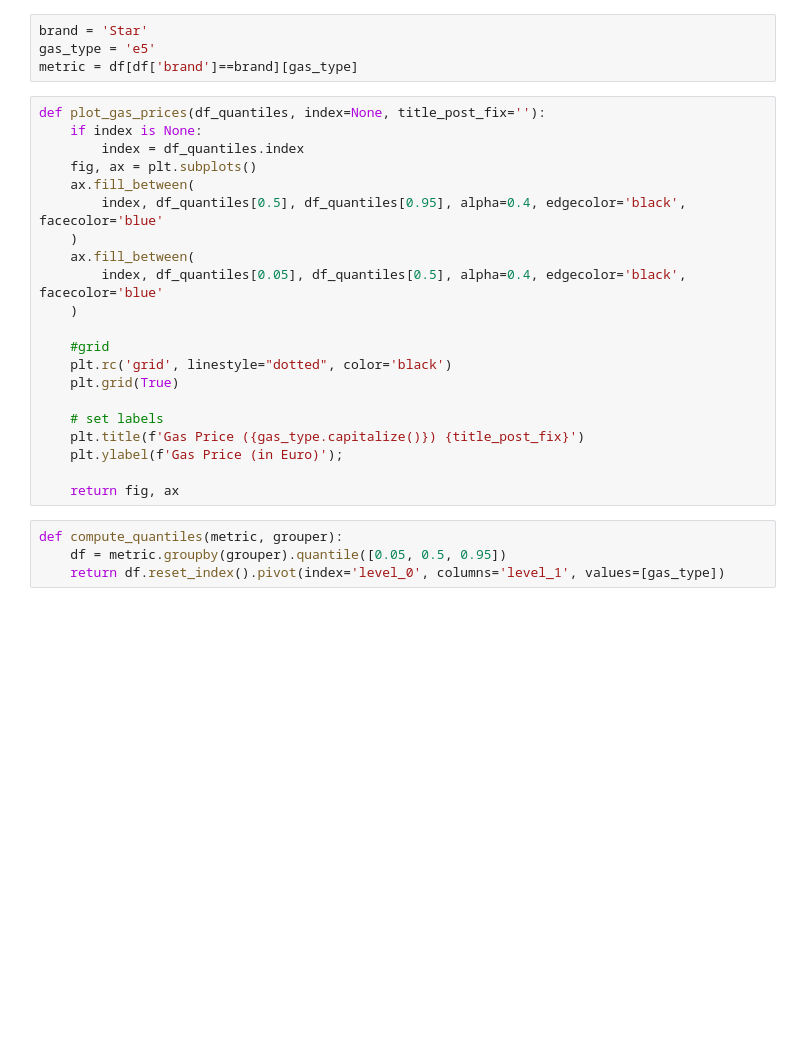
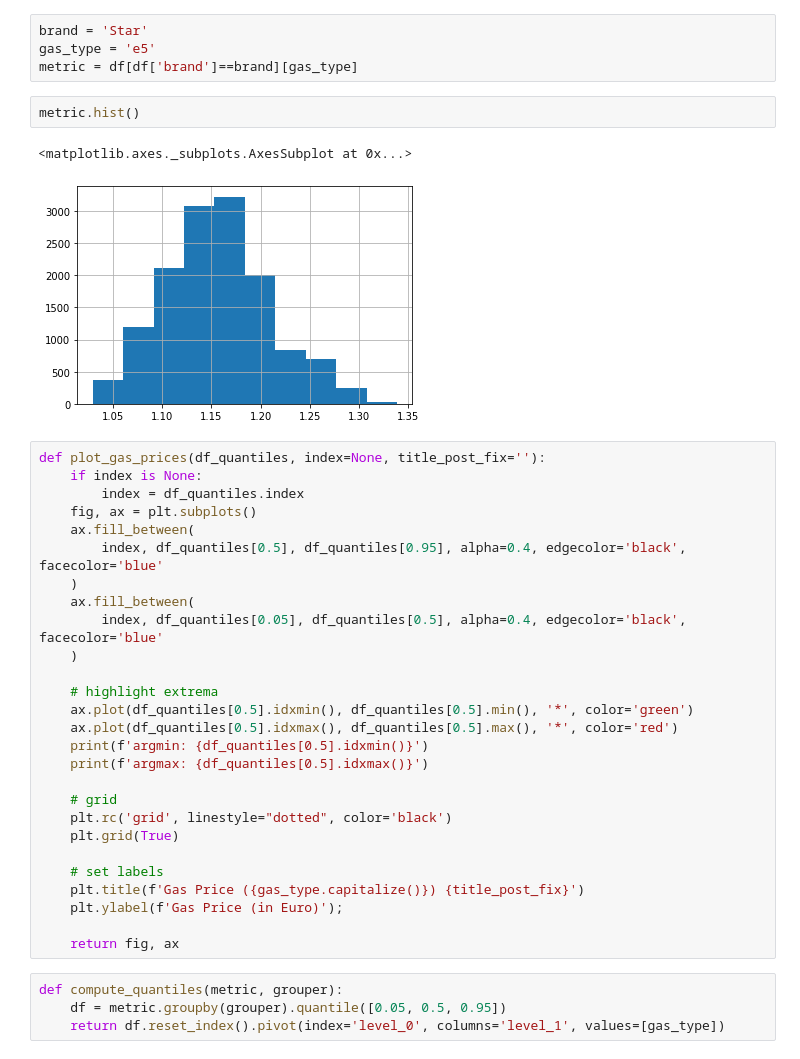
Before and after one commit to BigCrunsh/home-monitoring, a Jupyter notebook: analysis/gas_trend_analysis.ipynb, the cells around one changed output. Cells and saved outputs as stored; diff of their text form; blank space fills up the shorter version.

```diff
--- a/analysis/gas_trend_analysis.ipynb
+++ b/analysis/gas_trend_analysis.ipynb
@@ -30,6 +26,11 @@ async with aioinflux.InfluxDBClient(**kwargs) as ifclient:
 brand = 'Star'
 gas_type = 'e5'
 metric = df[df['brand']==brand][gas_type]
+# %%
+metric.hist()
+# %% [output]
+<matplotlib.axes._subplots.AxesSubplot at 0x...>
+[figure, added]
 # %%
 def plot_gas_prices(df_quantiles, index=None, title_post_fix=''):
     if index is None:
@@ -42,7 +43,13 @@ def plot_gas_prices(df_quantiles, index=None, title_post_fix=''):
         index, df_quantiles[0.05], df_quantiles[0.5], alpha=0.4, edgecolor='black', facecolor='blue'
     )
 
-    #grid
+    # highlight extrema
+    ax.plot(df_quantiles[0.5].idxmin(), df_quantiles[0.5].min(), '*', color='green')
+    ax.plot(df_quantiles[0.5].idxmax(), df_quantiles[0.5].max(), '*', color='red')
+    print(f'argmin: {df_quantiles[0.5].idxmin()}')
+    print(f'argmax: {df_quantiles[0.5].idxmax()}')
+
+    # grid
     plt.rc('grid', linestyle="dotted", color='black')
     plt.grid(True)
 
```
Also changed, not shown: parts of 15 cells of this notebook.
